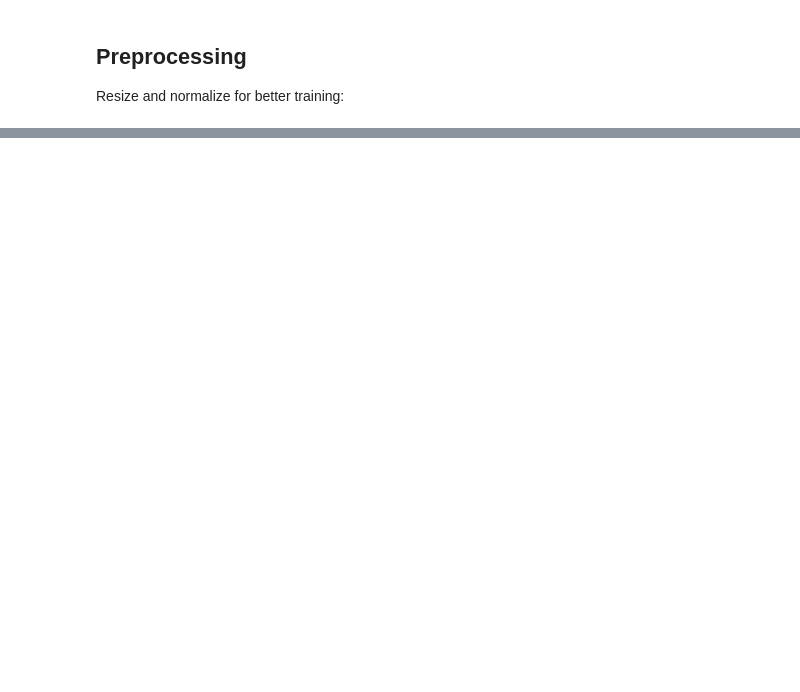
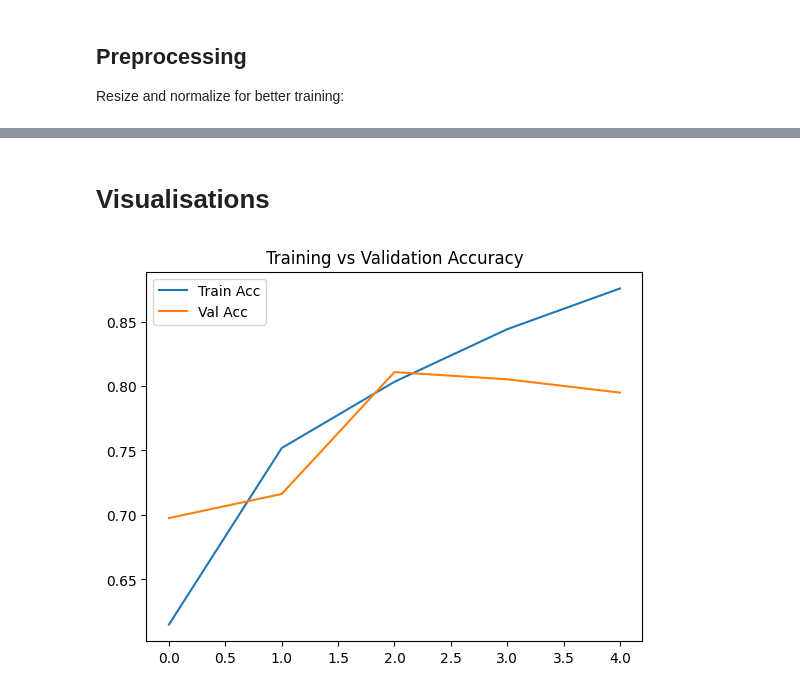
Before and after one commit to Rontim/GPU-Parallel-Processing-AI, a Jupyter notebook: ai_with_gpu/cnn_gpu_cat_dog_classifier.ipynb, the cells around one changed output, grey strips where cells are left out. Drawn from its saved outputs; the diff is of its cells as text; code cells hidden in the pictures; blank space fills up the shorter version.

Commit message:
feat: Add implementation for CNN model

```diff
--- a/ai_with_gpu/cnn_gpu_cat_dog_classifier.ipynb
+++ b/ai_with_gpu/cnn_gpu_cat_dog_classifier.ipynb
@@ -37,0 +46,14 @@ val = val_ds.map(format_image).batch(32).prefetch(1)
+# %%
+from tensorflow.keras import layers, models
+
+model = models.Sequential([
+    layers.Conv2D(32, 3, activation='relu', input_shape=(IMG_SIZE, IMG_SIZE, 3)),
+    layers.MaxPooling2D(),
+    layers.Conv2D(64, 3, activation='relu'),
+    layers.MaxPooling2D(),
+    layers.Conv2D(128, 3, activation='relu'),
+    layers.MaxPooling2D(),
+    layers.Flatten(),
+    layers.Dense(128, activation='relu'),
+    layers.Dense(1, activation='sigmoid'),
+])
@@ -37,0 +62,6 @@ val = val_ds.map(format_image).batch(32).prefetch(1)
+# %%
+model.compile(optimizer='adam',
+              loss='binary_crossentropy',
+              metrics=['accuracy'])
+
+history = model.fit(train, validation_data=val, epochs=5)
@@ -37,0 +79,12 @@ val = val_ds.map(format_image).batch(32).prefetch(1)
+# %% [markdown]
+# Visualisations
+# %%
+import matplotlib.pyplot as plt
+
+plt.plot(history.history['accuracy'], label='Train Acc')
+plt.plot(history.history['val_accuracy'], label='Val Acc')
+plt.title('Training vs Validation Accuracy')
+plt.legend()
+plt.show()
+# %% [output]
+[figure, added]
```
Also changed, not shown: parts of 9 cells of this notebook.
